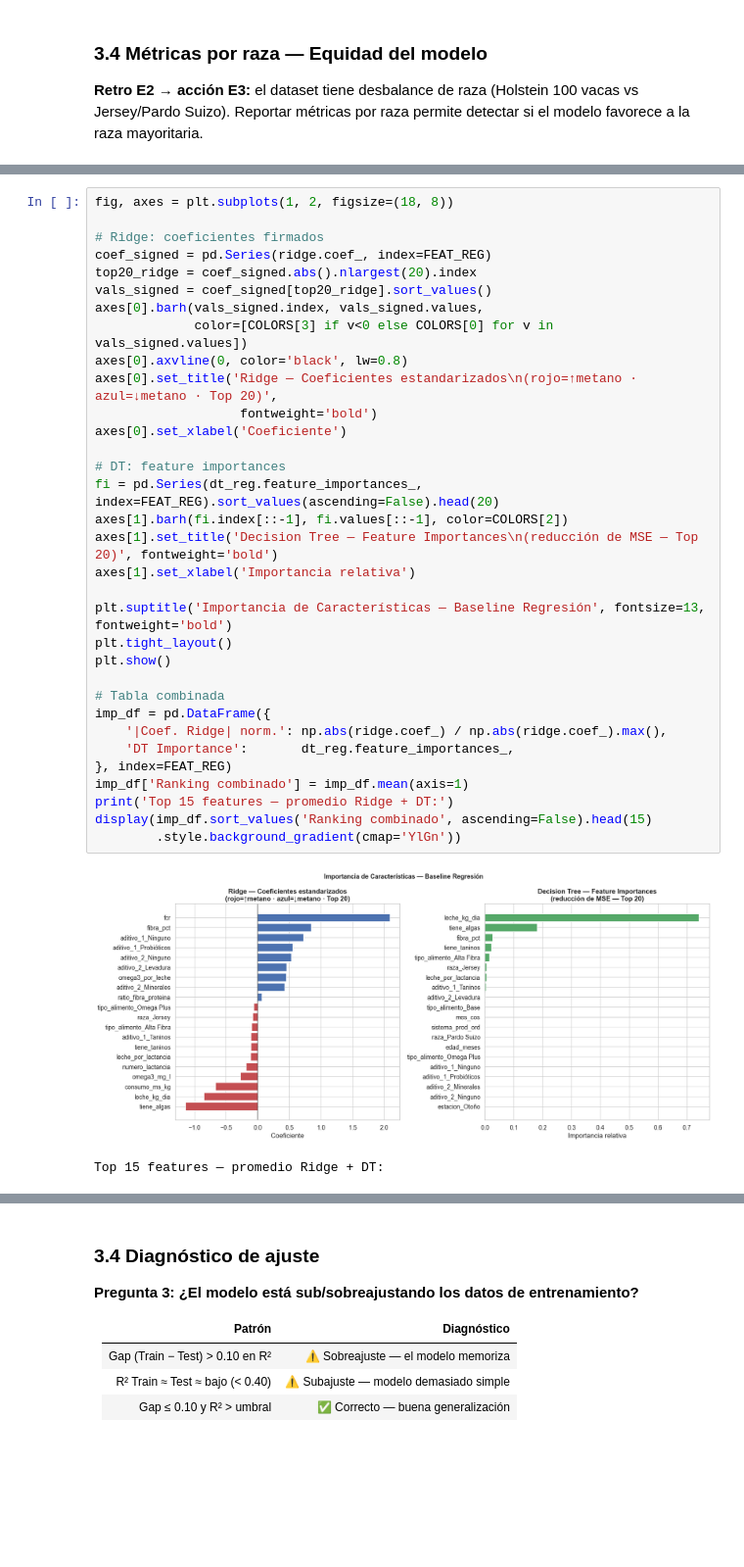
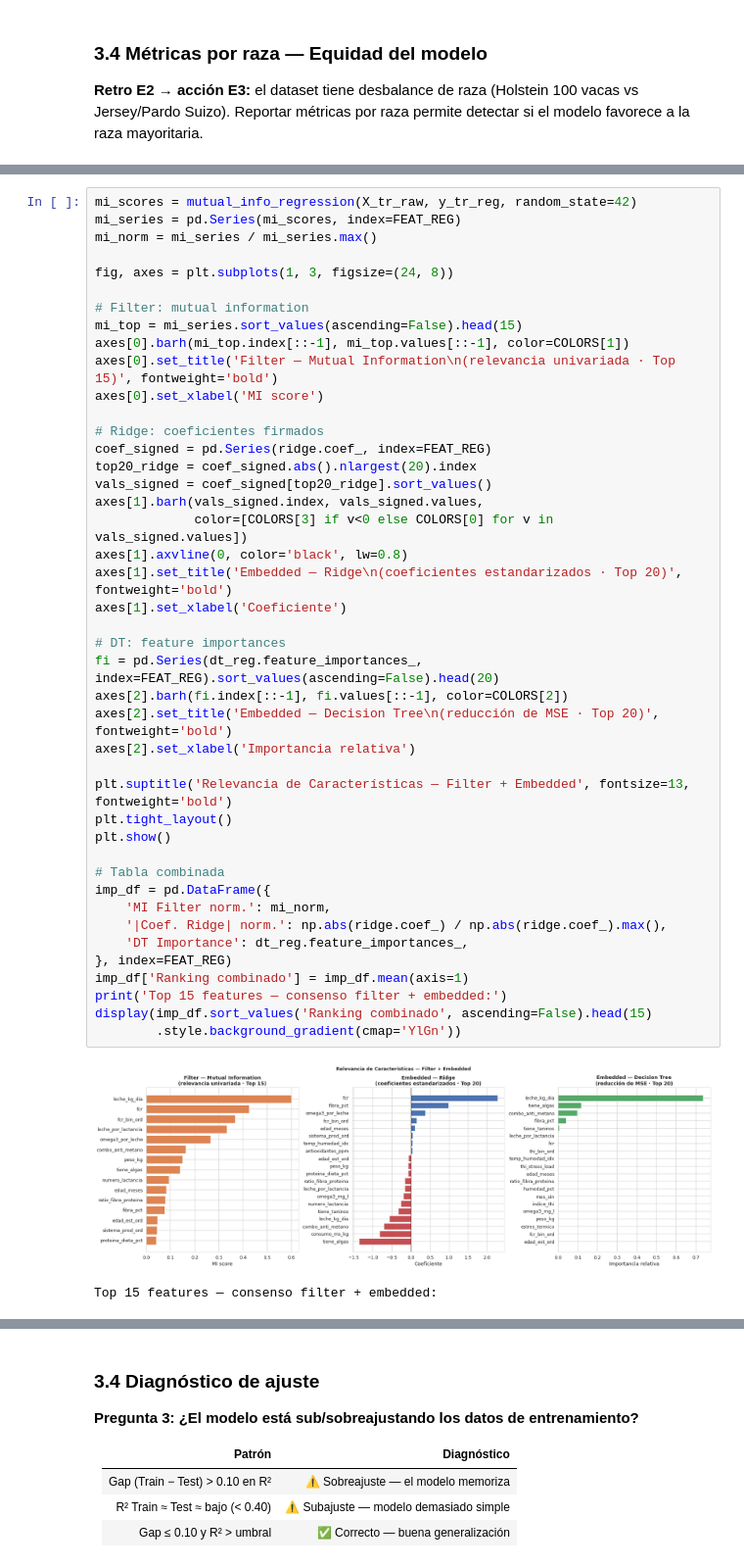
Before and after one commit to jperezg86/ml-nutraceuticos-ganado-lechero, a Jupyter notebook: notebooks/Baseline_Metano_Vacas_v2.ipynb, the cells around one changed output, grey strips where cells are left out. Shown at 98% size. Drawn from its saved outputs; the diff is of its cells as text; blank space fills up the shorter version.

Commit message:
justifica baseline_metano_vacas_v2.ipynb

```diff
--- a/notebooks/Baseline_Metano_Vacas_v2.ipynb
+++ b/notebooks/Baseline_Metano_Vacas_v2.ipynb
@@ -578,36 +614,46 @@ print('\n⚠️ Si una raza muestra residuos sistemáticamente sesgados → el m
 # %%
-fig, axes = plt.subplots(1, 2, figsize=(18, 8))
+mi_scores = mutual_info_regression(X_tr_raw, y_tr_reg, random_state=42)
+mi_series = pd.Series(mi_scores, index=FEAT_REG)
+mi_norm = mi_series / mi_series.max()
+
+fig, axes = plt.subplots(1, 3, figsize=(24, 8))
+
+# Filter: mutual information
+mi_top = mi_series.sort_values(ascending=False).head(15)
+axes[0].barh(mi_top.index[::-1], mi_top.values[::-1], color=COLORS[1])
+axes[0].set_title('Filter — Mutual Information\n(relevancia univariada · Top 15)', fontweight='bold')
+axes[0].set_xlabel('MI score')
 
 # Ridge: coeficientes firmados
 coef_signed = pd.Series(ridge.coef_, index=FEAT_REG)
 top20_ridge = coef_signed.abs().nlargest(20).index
 vals_signed = coef_signed[top20_ridge].sort_values()
-axes[0].barh(vals_signed.index, vals_signed.values,
+axes[1].barh(vals_signed.index, vals_signed.values,
              color=[COLORS[3] if v<0 else COLORS[0] for v in vals_signed.values])
-axes[0].axvline(0, color='black', lw=0.8)
-axes[0].set_title('Ridge — Coeficientes estandarizados\n(rojo=↑metano · azul=↓metano · Top 20)',
-                   fontweight='bold')
-axes[0].set_xlabel('Coeficiente')
+axes[1].axvline(0, color='black', lw=0.8)
+axes[1].set_title('Embedded — Ridge\n(coeficientes estandarizados · Top 20)', fontweight='bold')
+axes[1].set_xlabel('Coeficiente')
 
 # DT: feature importances
 fi = pd.Series(dt_reg.feature_importances_, index=FEAT_REG).sort_values(ascending=False).head(20)
-axes[1].barh(fi.index[::-1], fi.values[::-1], color=COLORS[2])
-axes[1].set_title('Decision Tree — Feature Importances\n(reducción de MSE — Top 20)', fontweight='bold')
-axes[1].set_xlabel('Importancia relativa')
+axes[2].barh(fi.index[::-1], fi.values[::-1], color=COLORS[2])
+axes[2].set_title('Embedded — Decision Tree\n(reducción de MSE · Top 20)', fontweight='bold')
+axes[2].set_xlabel('Importancia relativa')
 
-plt.suptitle('Importancia de Características — Baseline Regresión', fontsize=13, fontweight='bold')
+plt.suptitle('Relevancia de Características — Filter + Embedded', fontsize=13, fontweight='bold')
 plt.tight_layout()
 plt.show()
 
 # Tabla combinada
 imp_df = pd.DataFrame({
+    'MI Filter norm.': mi_norm,
     '|Coef. Ridge| norm.': np.abs(ridge.coef_) / np.abs(ridge.coef_).max(),
-    'DT Importance':       dt_reg.feature_importances_,
+    'DT Importance': dt_reg.feature_importances_,
 }, index=FEAT_REG)
 imp_df['Ranking combinado'] = imp_df.mean(axis=1)
-print('Top 15 features — promedio Ridge + DT:')
+print('Top 15 features — consenso filter + embedded:')
 display(imp_df.sort_values('Ranking combinado', ascending=False).head(15)
         .style.background_gradient(cmap='YlGn'))
 # %% [output]
-[figure, old version]
+[figure, new version]
-Top 15 features — promedio Ridge + DT:
+Top 15 features — consenso filter + embedded:
```
Also changed, not shown: parts of 23 cells of this notebook, 7 other files.
